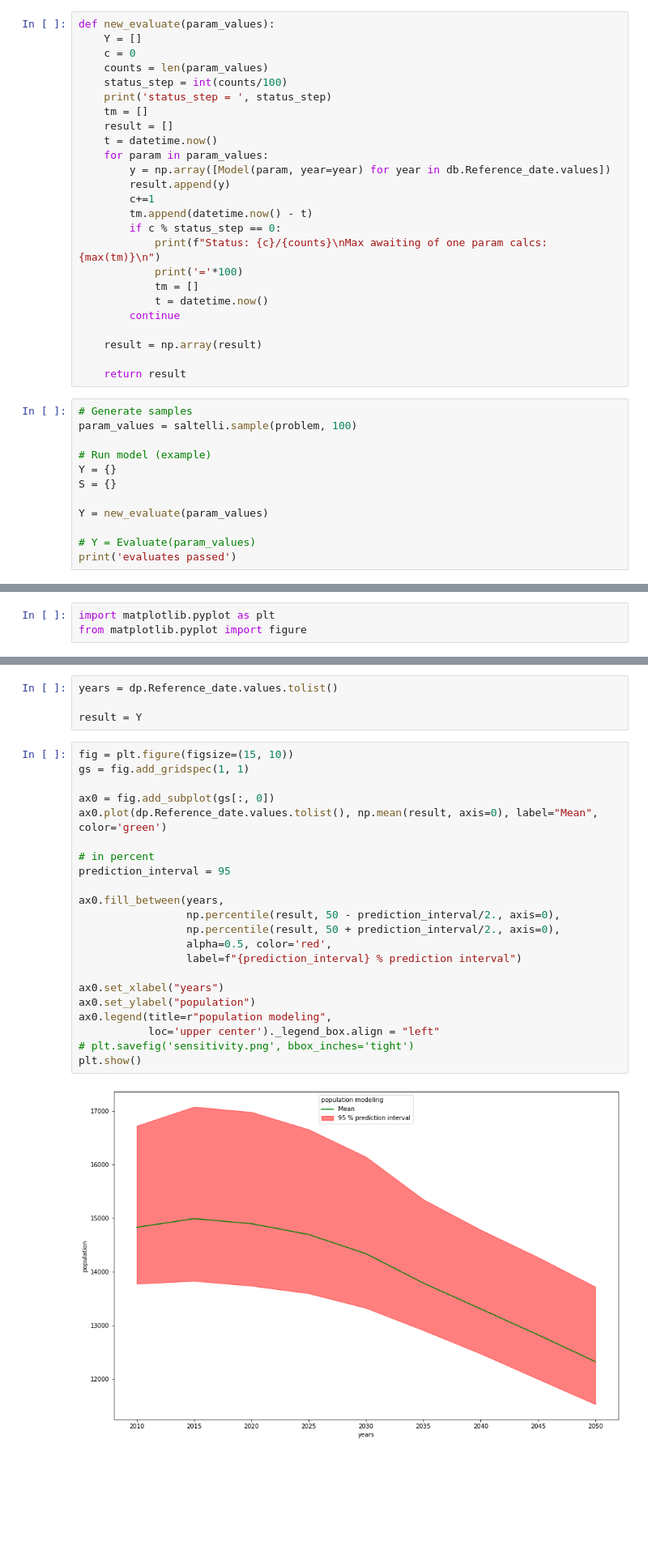
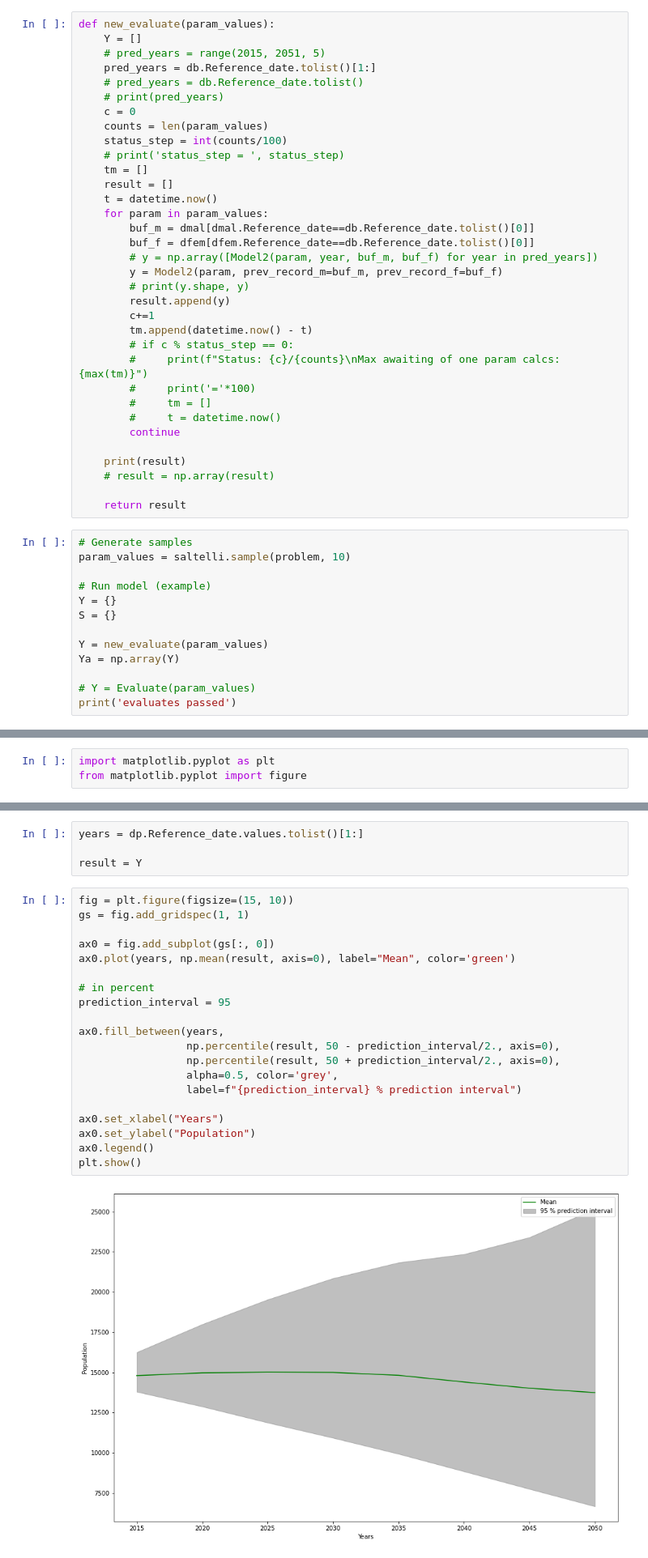
Before and after one commit to bogya345/DiscModel_labs, a Jupyter notebook: lab2.ipynb, the cells around one changed output, grey strips where cells are left out. Shown at 81% size. Drawn from its saved outputs; the diff is of its cells as text; blank space fills up the shorter version.

```diff
--- a/lab2.ipynb
+++ b/lab2.ipynb
@@ -576,37 +634,47 @@ def Evaluate_by_param(param_values, limit=int(1e4), years=dmal.Reference_date.va
 # %%
 def new_evaluate(param_values):
     Y = []
+    # pred_years = range(2015, 2051, 5)
+    pred_years = db.Reference_date.tolist()[1:]
+    # pred_years = db.Reference_date.tolist()
+    # print(pred_years)
     c = 0
     counts = len(param_values)
     status_step = int(counts/100)
-    print('status_step = ', status_step)
+    # print('status_step = ', status_step)
     tm = []
     result = []
     t = datetime.now()
     for param in param_values:
-        y = np.array([Model(param, year=year) for year in db.Reference_date.values])
+        buf_m = dmal[dmal.Reference_date==db.Reference_date.tolist()[0]]
+        buf_f = dfem[dfem.Reference_date==db.Reference_date.tolist()[0]]
+        # y = np.array([Model2(param, year, buf_m, buf_f) for year in pred_years])
+        y = Model2(param, prev_record_m=buf_m, prev_record_f=buf_f)
+        # print(y.shape, y)
         result.append(y)
         c+=1
         tm.append(datetime.now() - t)
-        if c % status_step == 0:
-            print(f"Status: {c}/{counts}\nMax awaiting of one param calcs: {max(tm)}\n")
-            print('='*100)
-            tm = []
-            t = datetime.now()
+        # if c % status_step == 0:
+        #     print(f"Status: {c}/{counts}\nMax awaiting of one param calcs: {max(tm)}")
+        #     print('='*100)
+        #     tm = []
+        #     t = datetime.now()
         continue
 
-    result = np.array(result)
+    print(result)
+    # result = np.array(result)
 
     return result
 # %%
 # Generate samples
-param_values = saltelli.sample(problem, 100)
+param_values = saltelli.sample(problem, 10)
 
 # Run model (example)
 Y = {}
 S = {}
 
 Y = new_evaluate(param_values)
+Ya = np.array(Y)
 
 # Y = Evaluate(param_values)
 print('evaluates passed')
@@ -686,31 +798,29 @@ np.shape(Y)
 # %%
-years = dp.Reference_date.values.tolist()
+years = dp.Reference_date.values.tolist()[1:]
 
 result = Y
 # %%
 fig = plt.figure(figsize=(15, 10))
 gs = fig.add_gridspec(1, 1)
 
 ax0 = fig.add_subplot(gs[:, 0])
-ax0.plot(dp.Reference_date.values.tolist(), np.mean(result, axis=0), label="Mean", color='green')
+ax0.plot(years, np.mean(result, axis=0), label="Mean", color='green')
 
 # in percent
 prediction_interval = 95
 
 ax0.fill_between(years,
                  np.percentile(result, 50 - prediction_interval/2., axis=0),
                  np.percentile(result, 50 + prediction_interval/2., axis=0),
-                 alpha=0.5, color='red',
+                 alpha=0.5, color='grey',
                  label=f"{prediction_interval} % prediction interval")
 
-ax0.set_xlabel("years")
-ax0.set_ylabel("population")
-ax0.legend(title=r"population modeling",
-           loc='upper center')._legend_box.align = "left"
-# plt.savefig('sensitivity.png', bbox_inches='tight')
+ax0.set_xlabel("Years")
+ax0.set_ylabel("Population")
+ax0.legend()
 plt.show()
 # %% [output]
-[figure, old version]
+[figure, new version]
 # %%
 plt.figure(1, figsize=(20, 10))
 # plt.title(title.format(sex, year))
```
Also changed, not shown: parts of 9 cells of this notebook.
